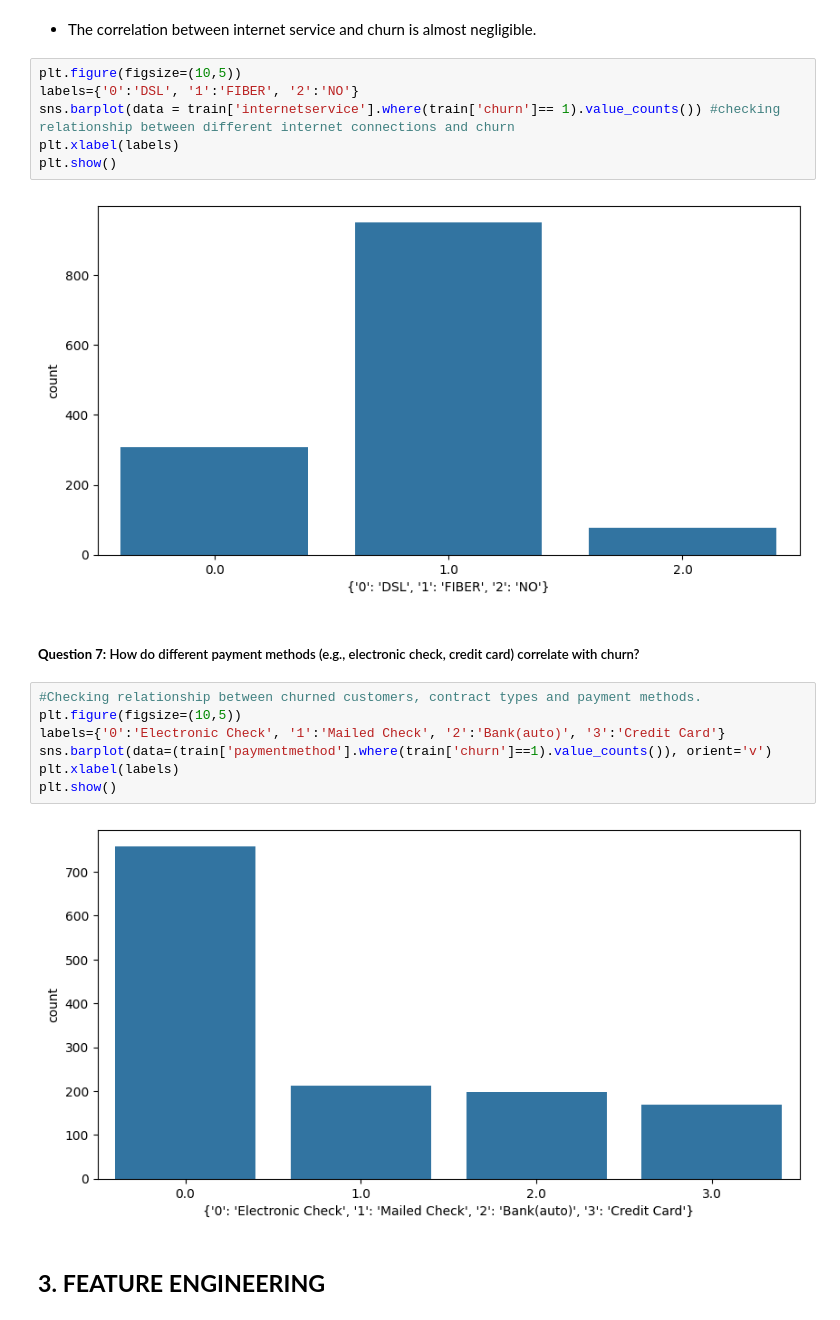
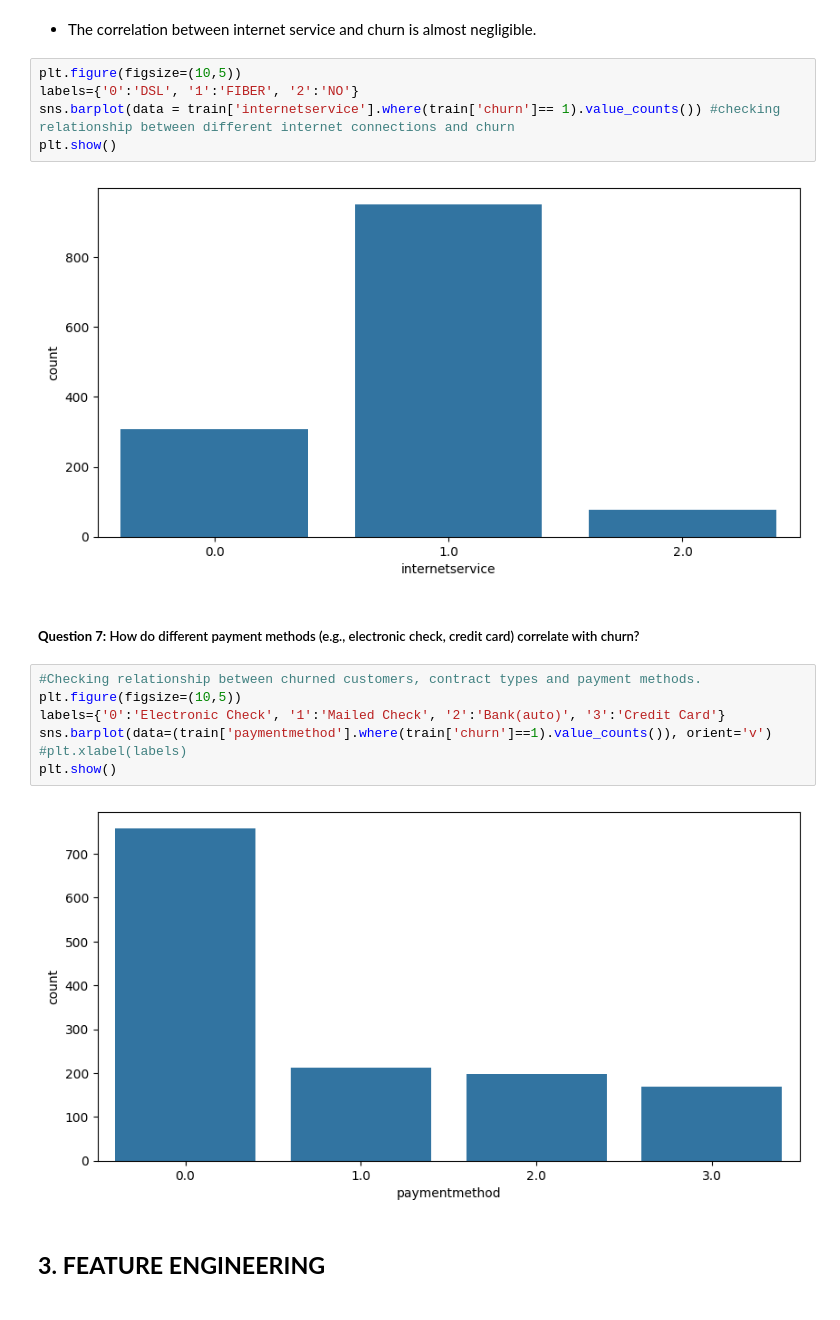
Before and after one commit to Rama-Mwenda/Customer_Churn, a Jupyter notebook: Notebooks/Customer_Churn.ipynb, the cells around one changed output. Cells and saved outputs as stored; diff of their text form.

```diff
--- a/Notebooks/Customer_Churn.ipynb
+++ b/Notebooks/Customer_Churn.ipynb
@@ -843,20 +856,19 @@ train['internetservice'].corr(train['churn'])
 plt.figure(figsize=(10,5))
 labels={'0':'DSL', '1':'FIBER', '2':'NO'}
 sns.barplot(data = train['internetservice'].where(train['churn']== 1).value_counts()) #checking relationship between different internet connections and churn
-plt.xlabel(labels)
 plt.show()
 # %% [output]
-[figure, old version]
+[figure, new version]
 # %% [markdown]
 ##### **Question 7:** How do different payment methods (e.g., electronic check, credit card) correlate with churn?
 # %%
 #Checking relationship between churned customers, contract types and payment methods.
 plt.figure(figsize=(10,5))
 labels={'0':'Electronic Check', '1':'Mailed Check', '2':'Bank(auto)', '3':'Credit Card'}
 sns.barplot(data=(train['paymentmethod'].where(train['churn']==1).value_counts()), orient='v')
-plt.xlabel(labels)
+#plt.xlabel(labels)
 plt.show()
 # %% [output]
-[figure, old version]
+[figure, new version]
 # %% [markdown]
 ## **3. FEATURE ENGINEERING**
```
Also changed, not shown: parts of 20 cells of this notebook.
